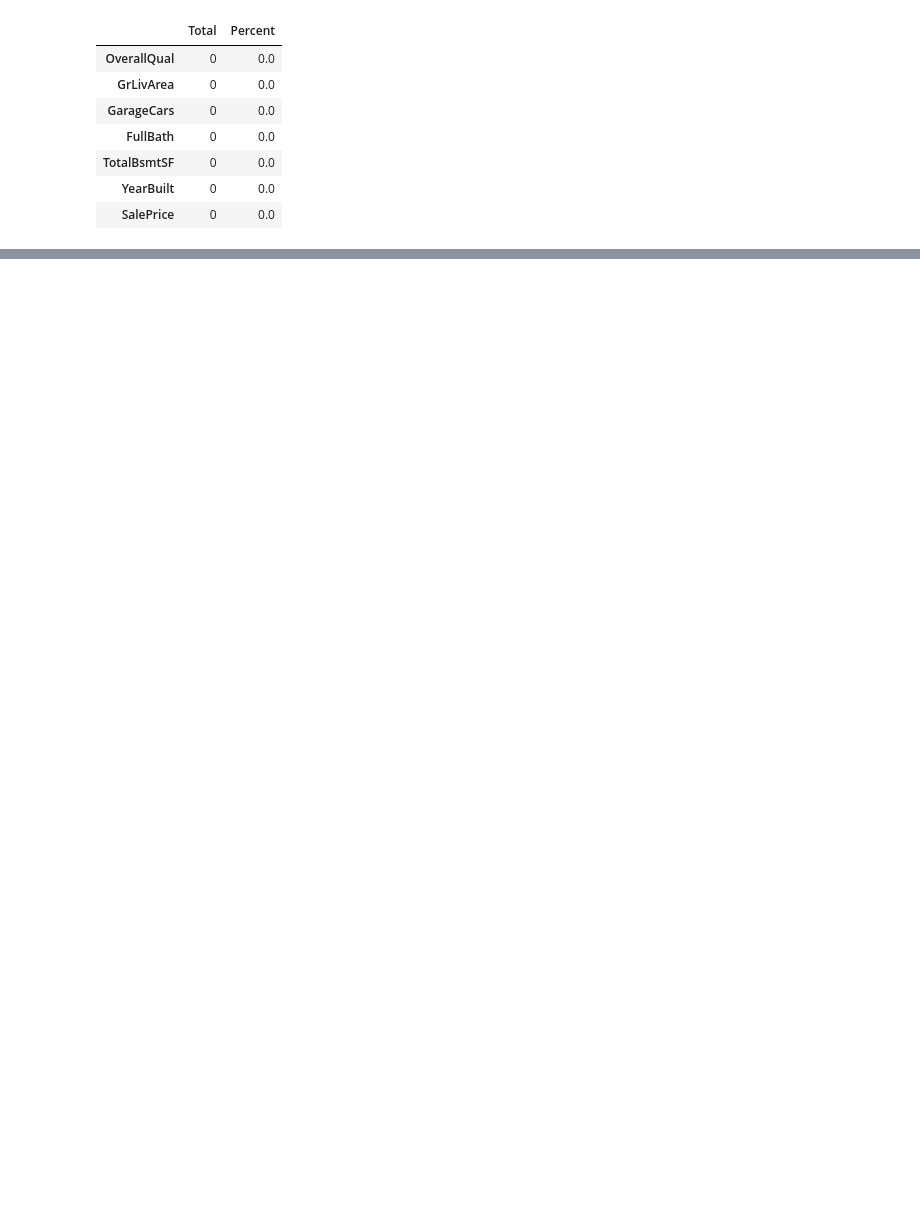
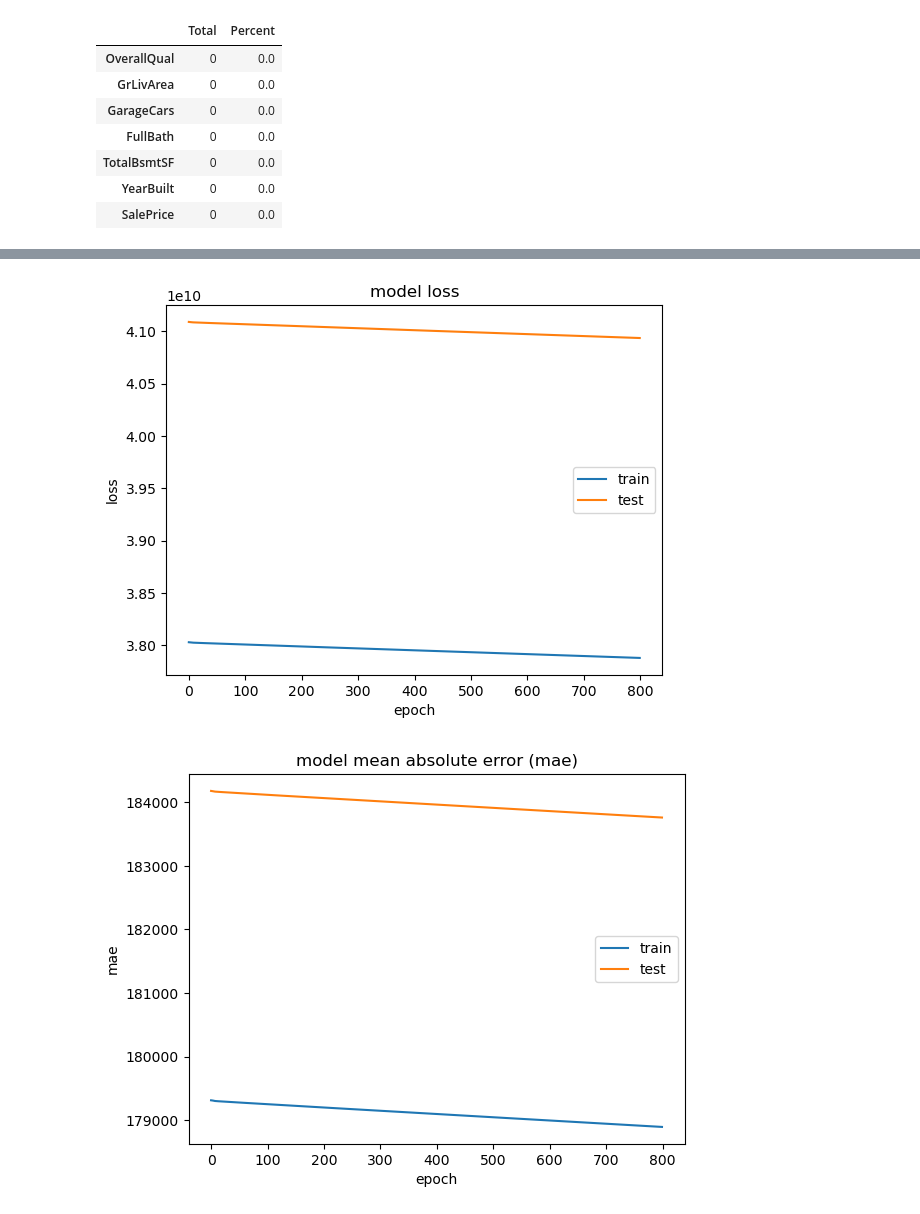
Before and after one commit to SeasonedPork/projectSE411, a Jupyter notebook: AllinOne.ipynb, the cells around one changed output, grey strips where cells are left out. Saved outputs shown, nothing was run; the diff lists cells and outputs as text; code cells hidden in the pictures; blank space fills up the shorter version.

Commit message:
can evaluation but predict is so wack
the prediction is keep at the 1 value to the point something is wrong in the code
no deployment yet

```diff
--- a/AllinOne.ipynb
+++ b/AllinOne.ipynb
@@ -135,3 +216,24 @@ print(model.summary())
+# %%
+#set data for train
+scale = StandardScaler()
+X_train = df_train[["OverallQual","GrLivArea","GarageCars","FullBath","TotalBsmtSF","YearBuilt"]]
+y = df_train[["SalePrice"]]
+#------------------------------------
+#use stardard Scaler
+#Standardize features by removing the mean and scaling to unit variance.
+#The standard score of a sample x is calculated as:
+#z = (x - u) / s
+#Result = (training data - training sample) / standard deviation
+#this part try some fit by use scaler
+X_train = scale.fit_transform(X_train)
+y = df_train["SalePrice"].values
+seed = 7
+np.random.seed(seed)
+#split into 67% for train and 33% for test
+#The train_test_split part is a tool that will pick the data and randomize it
+#it come from the sklearn.model_selection
+X_train, X_test, Y_train, Y_test = train_test_split(X_train, y, test_size=0.33,random_state = seed)
+#---------------
 # %%
 #Evaluation Process
 
@@ -140,9 +242,6 @@ loss = 'mse'
 metric = 'mae'
 #accurate epoch is 1750 but due to low CPU use low Epochs
 epochs = 500
-
-x_train, y_train = train_1['x'], train_1['y']
-x_val, y_val = validation_1['x'], validation_1['y']
 model.compile(loss=loss, optimizer='adam', metrics=[metric])
-history = model.fit(x_train, y_train, epochs=epochs, batch_size=64, verbose=1, validation_data=(x_val, y_val))
+history = model.fit(X_train, Y_train, epochs=epochs, batch_size=128, verbose=1, validation_data=(X_test, Y_test))
 #
@@ -148,0 +282,20 @@ history = model.fit(x_train, y_train, epochs=epochs, batch_size=64, verbose=1, v
+# %%
+# Display loss:
+plt.plot(history.history['loss'])
+plt.plot(history.history['val_loss'])
+plt.title('model loss')
+plt.ylabel('loss')
+plt.xlabel('epoch')
+plt.legend(['train', 'test'])
+plt.show()
+# Display metric:
+plt.plot(history.history['mae'])
+plt.plot(history.history['val_mae'])
+plt.title('model mean absolute error (mae)')
+plt.ylabel('mae')
+plt.xlabel('epoch')
+plt.legend(['train', 'test'])
+plt.show()
+# %% [output]
+[figure, added]
+[figure, added]
```
Also changed, not shown: parts of 15 cells of this notebook.
